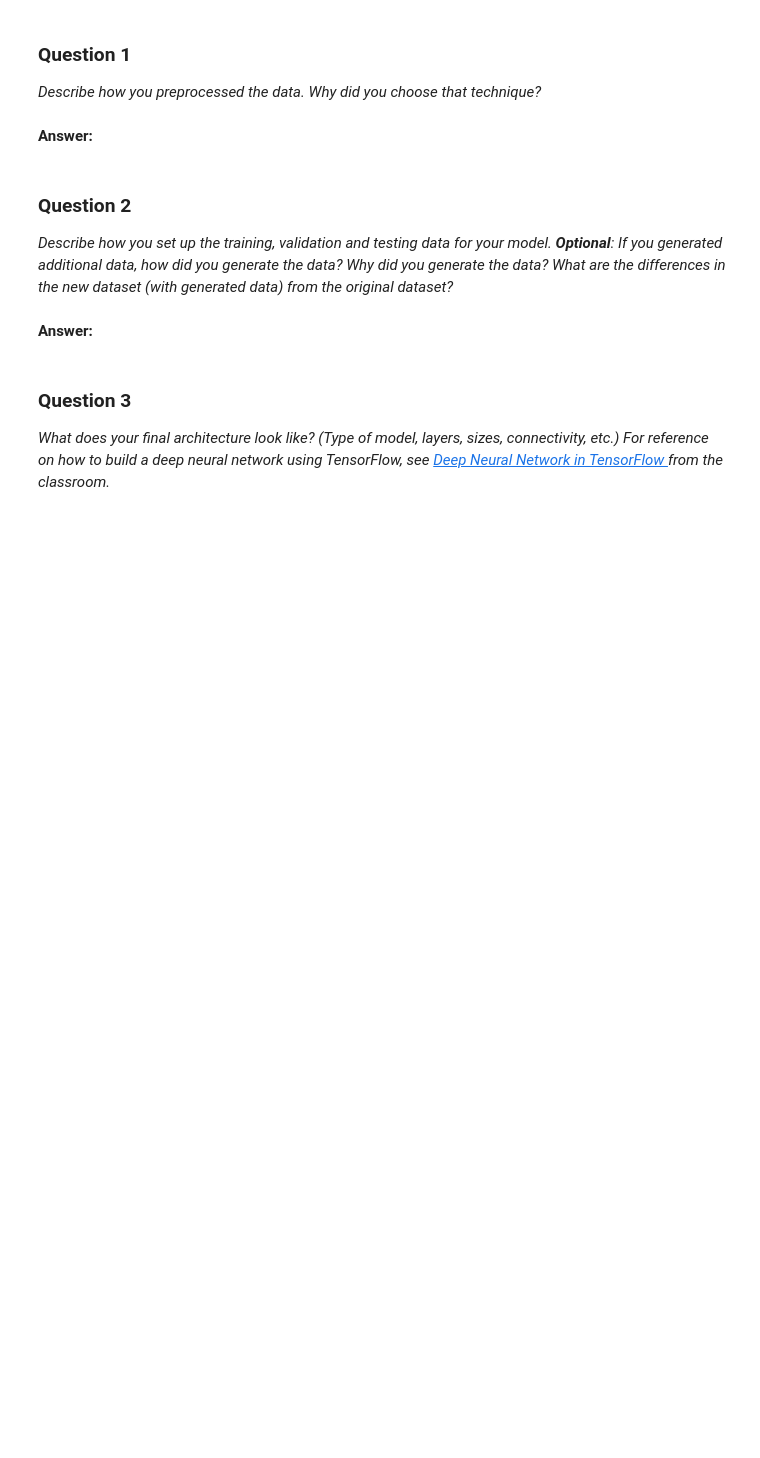
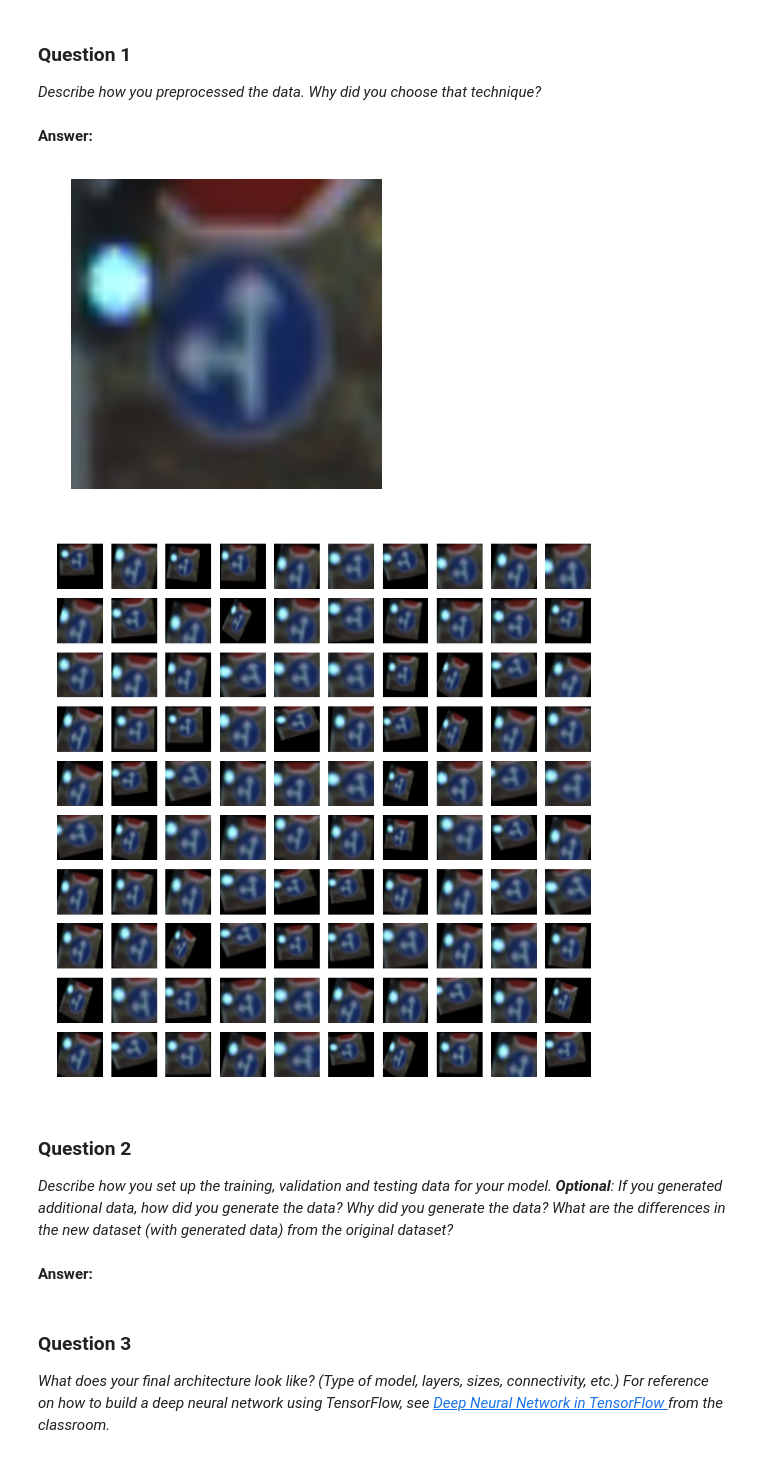
Before and after one commit to sebasibarguen/CarND-Traffic-Sign-Classifier-Project, a Jupyter notebook: Traffic_Sign_Classifier.ipynb, the cells around one changed output. Drawn from its saved outputs; the diff is of its cells as text; code cells hidden in the pictures; blank space fills up the shorter version.

Commit message:
Added method to generate more data

```diff
--- a/Traffic_Sign_Classifier.ipynb
+++ b/Traffic_Sign_Classifier.ipynb
@@ -271,3 +267,75 @@ _Describe how you preprocessed the data. Why did you choose that technique?_
+# %%
+### Generate additional data (OPTIONAL!)
+### and split the data into training/validation/testing sets here.
+### Feel free to use as many code cells as needed.
+import matplotlib.image as mpimg
+import matplotlib.gridspec as gridspec
+import numpy as np
+import cv2
+
+def transform_image(img,ang_range,shear_range,trans_range):
+    '''
+    This function transforms images to generate new images.
+    The function takes in following arguments,
+    1- Image
+    2- ang_range: Range of angles for rotation
+    3- shear_range: Range of values to apply affine transform to
+    4- trans_range: Range of values to apply translations over.
+
+    A Random uniform distribution is used to generate different parameters for transformation
+
+    '''
+    # Rotation
+
+    ang_rot = np.random.uniform(ang_range)-ang_range/2
+    rows,cols,ch = img.shape
+    Rot_M = cv2.getRotationMatrix2D((cols/2,rows/2),ang_rot,1)
+
+    # Translation
+    tr_x = trans_range*np.random.uniform()-trans_range/2
+    tr_y = trans_range*np.random.uniform()-trans_range/2
+    Trans_M = np.float32([[1,0,tr_x],[0,1,tr_y]])
+
+    # Shear
+    pts1 = np.float32([[5,5],[20,5],[5,20]])
+
+    pt1 = 5+shear_range*np.random.uniform()-shear_range/2
+    pt2 = 20+shear_range*np.random.uniform()-shear_range/2
+
+    pts2 = np.float32([[pt1,5],[pt2,pt1],[5,pt2]])
+
+    shear_M = cv2.getAffineTransform(pts1,pts2)
+
+    img = cv2.warpAffine(img,Rot_M,(cols,rows))
+    img = cv2.warpAffine(img,Trans_M,(cols,rows))
+    img = cv2.warpAffine(img,shear_M,(cols,rows))
+
+    return img
+
+# image = mpimg.imread('stopsign.jpg')
+plt.imshow(image);
+plt.axis('off');
+plt.show()
+
+
+gs1 = gridspec.GridSpec(10, 10)
+gs1.update(wspace=0.01, hspace=0.02) # set the spacing between axes.
+plt.figure(figsize=(12,12))
+for i in range(100):
+    ax1 = plt.subplot(gs1[i])
+    ax1.set_xticklabels([])
+    ax1.set_yticklabels([])
+    ax1.set_aspect('equal')
+    img = transform_image(image,20,10,5)
+
+    plt.subplot(10,10,i+1)
+    plt.imshow(img)
+    plt.axis('off')
+
+plt.show()
+# %% [output]
+[figure, added]
+[figure, added]
 # %% [markdown]
 ### Question 2
 
```
Also changed, not shown: parts of 5 cells of this notebook, 3 other files.
